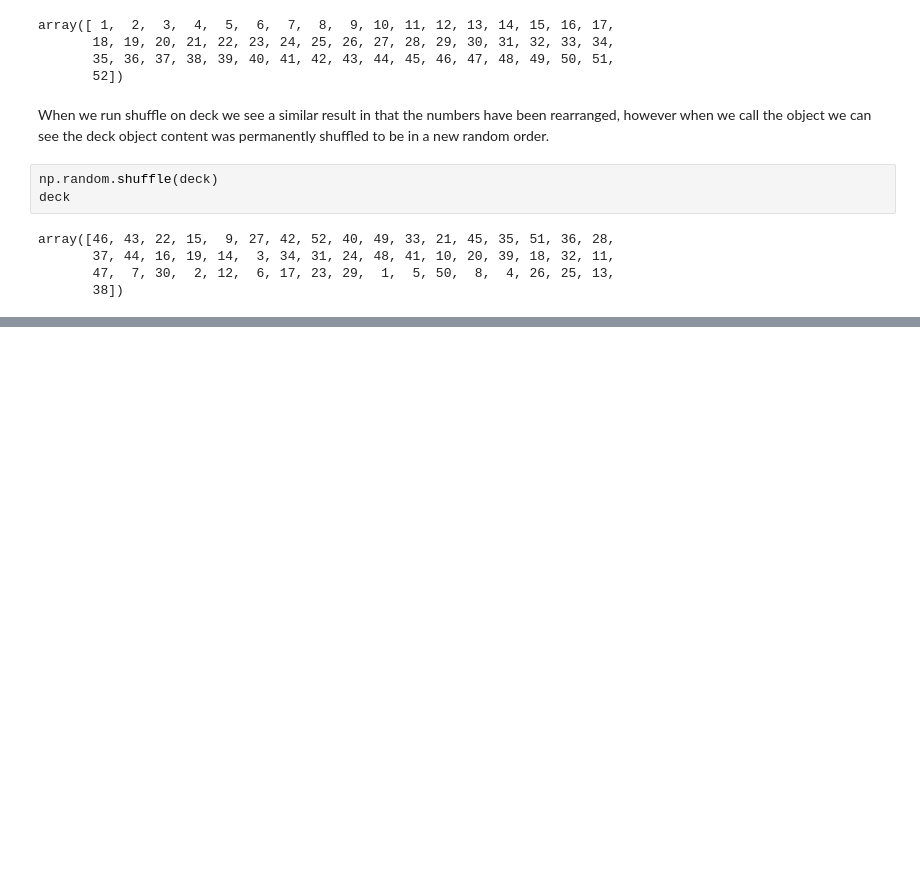
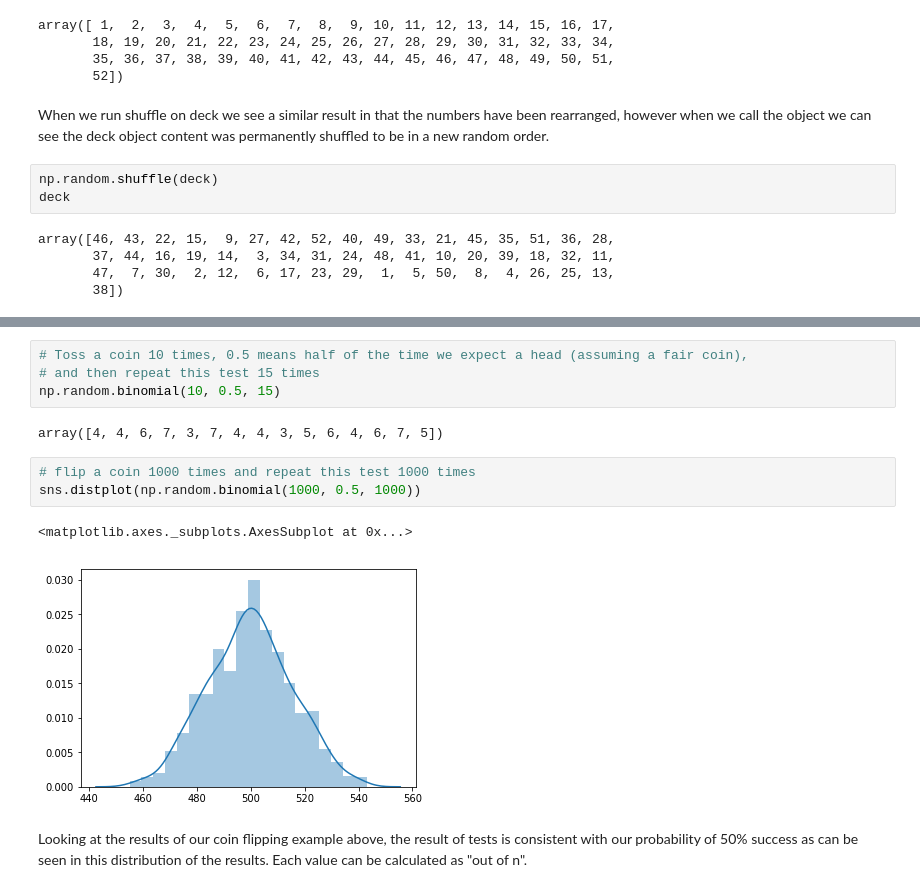
Before and after one commit to zoecahill1/DAprog-assignment, a Jupyter notebook: numpy-random.ipynb, the cells around one changed output, grey strips where cells are left out. Cells and saved outputs as stored; diff of their text form; blank space fills up the shorter version.

Commit message:
added binomial distribution

```diff
--- a/numpy-random.ipynb
+++ b/numpy-random.ipynb
@@ -124,0 +143,14 @@ array([46, 43, 22, 15,  9, 27, 42, 52, 40, 49, 33, 21, 45, 35, 51, 36, 28,
+# %%
+# Toss a coin 10 times, 0.5 means half of the time we expect a head (assuming a fair coin),
+# and then repeat this test 15 times
+np.random.binomial(10, 0.5, 15)
+# %% [output]
+array([4, 4, 6, 7, 3, 7, 4, 4, 3, 5, 6, 4, 6, 7, 5])
+# %%
+# flip a coin 1000 times and repeat this test 1000 times
+sns.distplot(np.random.binomial(1000, 0.5, 1000))
+# %% [output]
+<matplotlib.axes._subplots.AxesSubplot at 0x...>
+[figure, added]
+# %% [markdown]
+Looking at the results of our coin flipping example above, the result of tests is consistent with our probability of 50% success as can be seen in this distribution of the results. Each value can be calculated as "out of n".
```
Also changed, not shown: parts of 3 cells of this notebook.
